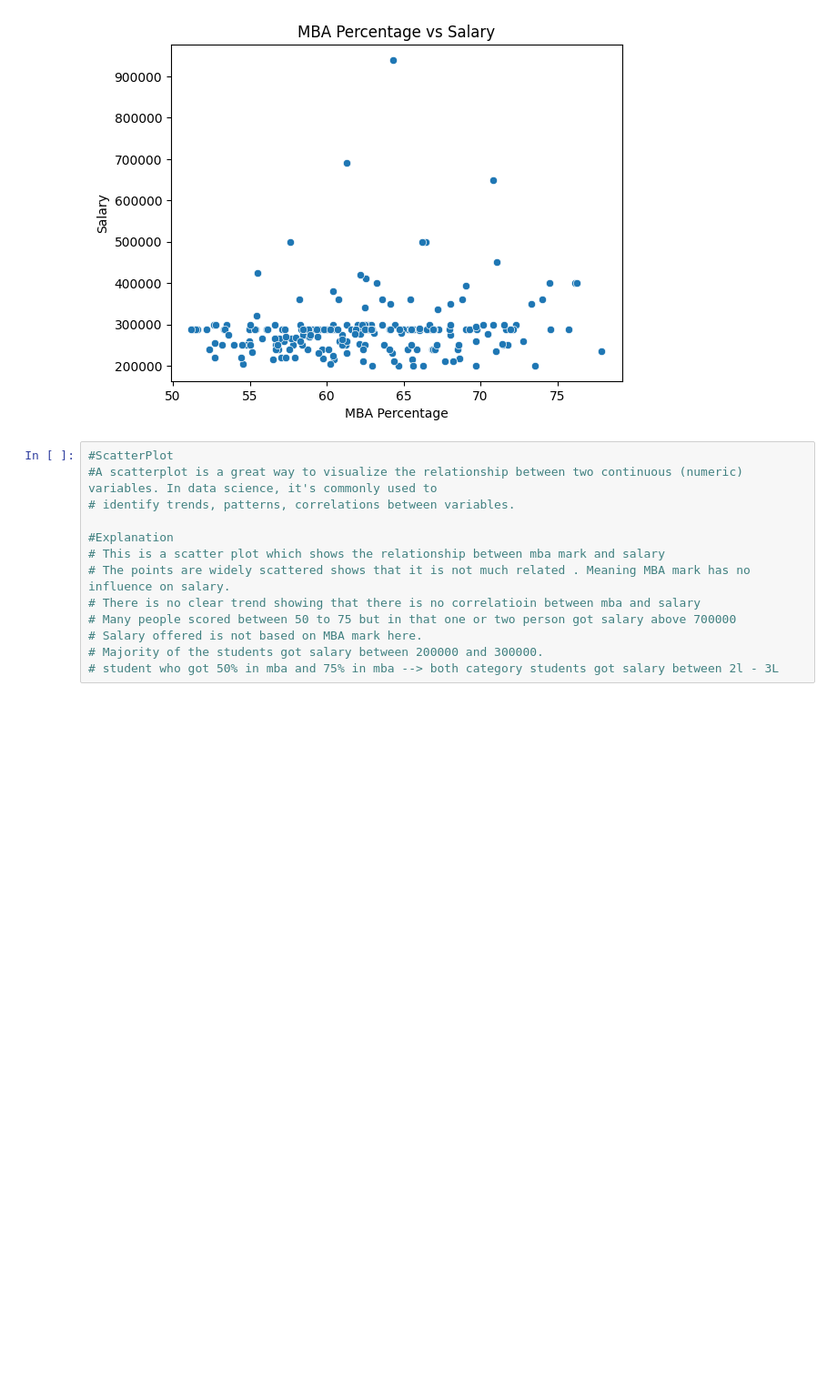
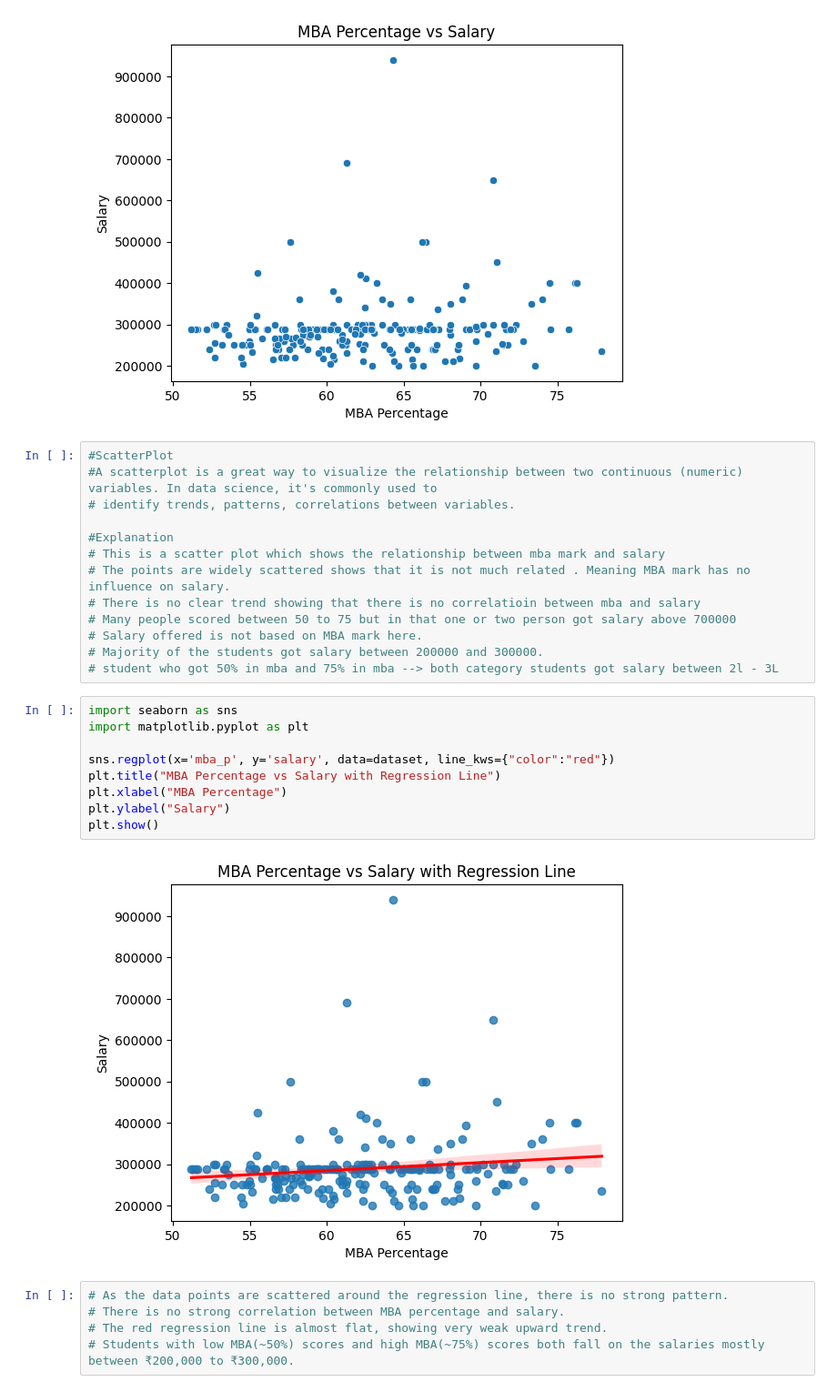
Before and after one commit to jeni0112/Data-Science-Bivariate, a Jupyter notebook: Bivariate Final Assignment.ipynb, the cells around one changed output. Shown: that part at 91% size. Drawn from its saved outputs; the diff is of its cells as text; blank space fills up the shorter version.

```diff
--- a/Bivariate Final Assignment.ipynb
+++ b/Bivariate Final Assignment.ipynb
@@ -637,3 +637,19 @@ plt.show()
 # Salary offered is not based on MBA mark here.
 # Majority of the students got salary between 200000 and 300000.
 # student who got 50% in mba and 75% in mba --> both category students got salary between 2l - 3L
+# %%
+import seaborn as sns
+import matplotlib.pyplot as plt
+
+sns.regplot(x='mba_p', y='salary', data=dataset, line_kws={"color":"red"})
+plt.title("MBA Percentage vs Salary with Regression Line")
+plt.xlabel("MBA Percentage")
+plt.ylabel("Salary")
+plt.show()
+# %% [output]
+[figure, added]
+# %%
+# As the data points are scattered around the regression line, there is no strong pattern.
+# There is no strong correlation between MBA percentage and salary.
+# The red regression line is almost flat, showing very weak upward trend.
+# Students with low MBA(~50%) scores and high MBA(~75%) scores both fall on the salaries mostly between ₹200,000 to ₹300,000.
```
